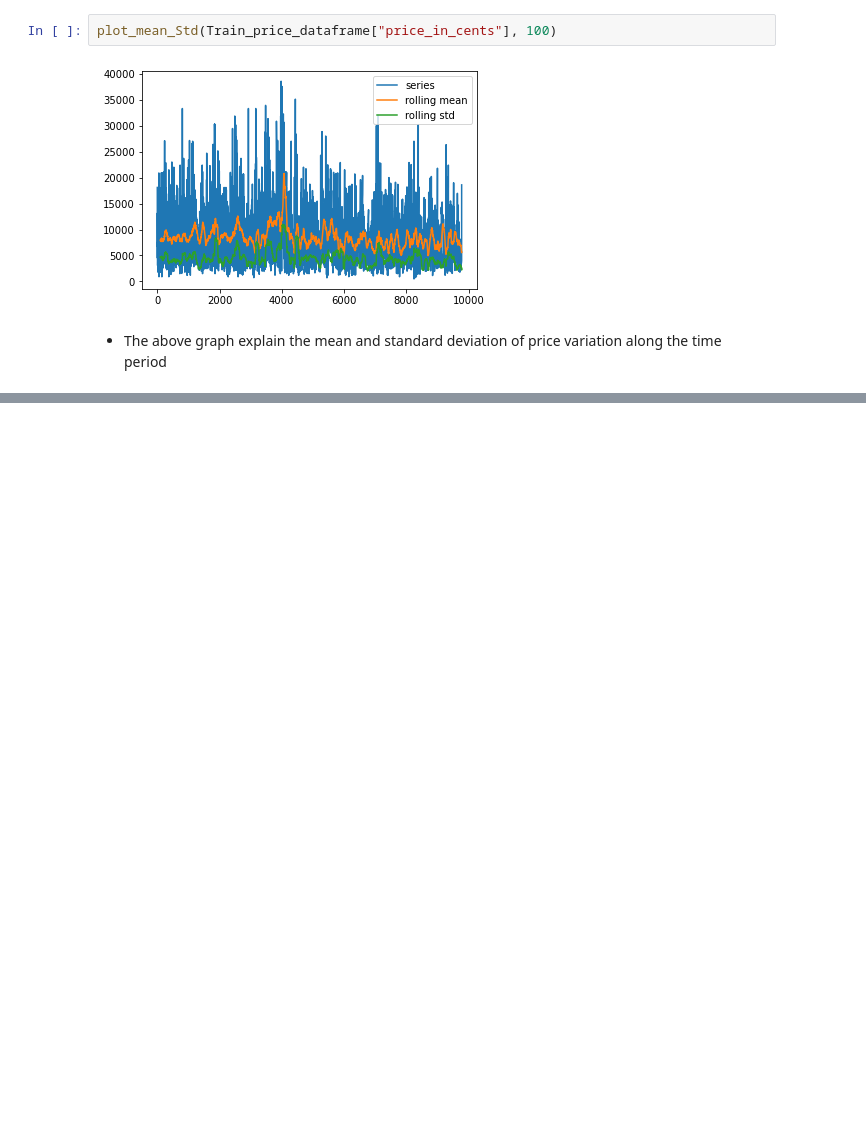
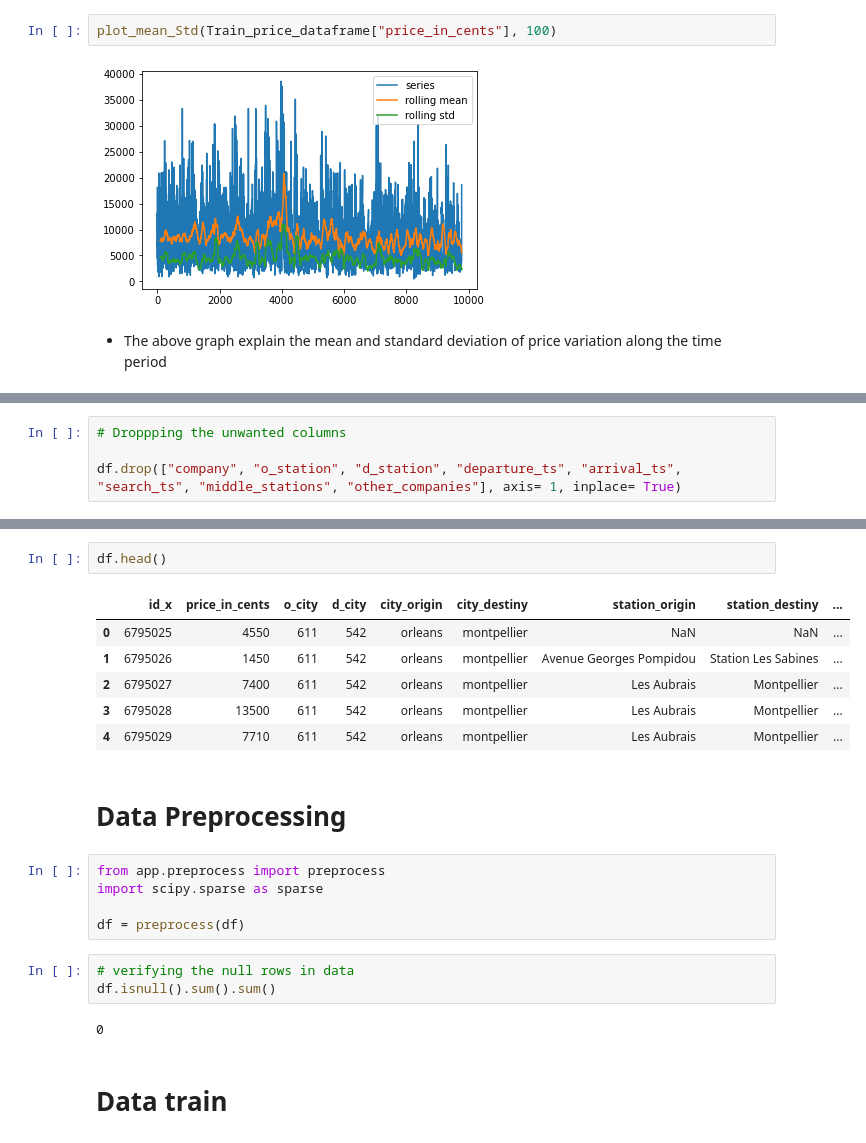
Before and after one commit to Pramod-Kumar808/EDA, a Jupyter notebook: EDA.ipynb, the cells around one changed output, grey strips where cells are left out. Drawn from its saved outputs; the diff is of its cells as text; blank space fills up the shorter version.

```diff
--- a/EDA.ipynb
+++ b/EDA.ipynb
@@ -328,0 +348,4 @@ plot_mean_Std(Train_price_dataframe["price_in_cents"], 100)
+# %%
+# Droppping the unwanted columns
+
+df.drop(["company", "o_station", "d_station", "departure_ts", "arrival_ts", "search_ts", "middle_stations", "other_companies"], axis= 1, inplace= True)
@@ -328,0 +358,23 @@ plot_mean_Std(Train_price_dataframe["price_in_cents"], 100)
+# %%
+df.head()
+# %% [output]
+|  | id_x | price_in_cents | o_city | d_city | city_origin | city_destiny | station_origin | station_destiny | ... |
+| 0 | 6795025 | 4550 | 611 | 542 | orleans | montpellier | NaN | NaN | ... |
+| 1 | 6795026 | 1450 | 611 | 542 | orleans | montpellier | Avenue Georges Pompidou | Station Les Sabines | ... |
+| 2 | 6795027 | 7400 | 611 | 542 | orleans | montpellier | Les Aubrais | Montpellier | ... |
+| 3 | 6795028 | 13500 | 611 | 542 | orleans | montpellier | Les Aubrais | Montpellier | ... |
+| 4 | 6795029 | 7710 | 611 | 542 | orleans | montpellier | Les Aubrais | Montpellier | ... |
+# %% [markdown]
+# Data Preprocessing
+# %%
+from app.preprocess import preprocess
+import scipy.sparse as sparse
+
+df = preprocess(df)
+# %%
+# verifying the null rows in data
+df.isnull().sum().sum()
+# %% [output]
+0
+# %% [markdown]
+# Data train
```
Also changed, not shown: parts of 10 cells of this notebook, 1 other file.
